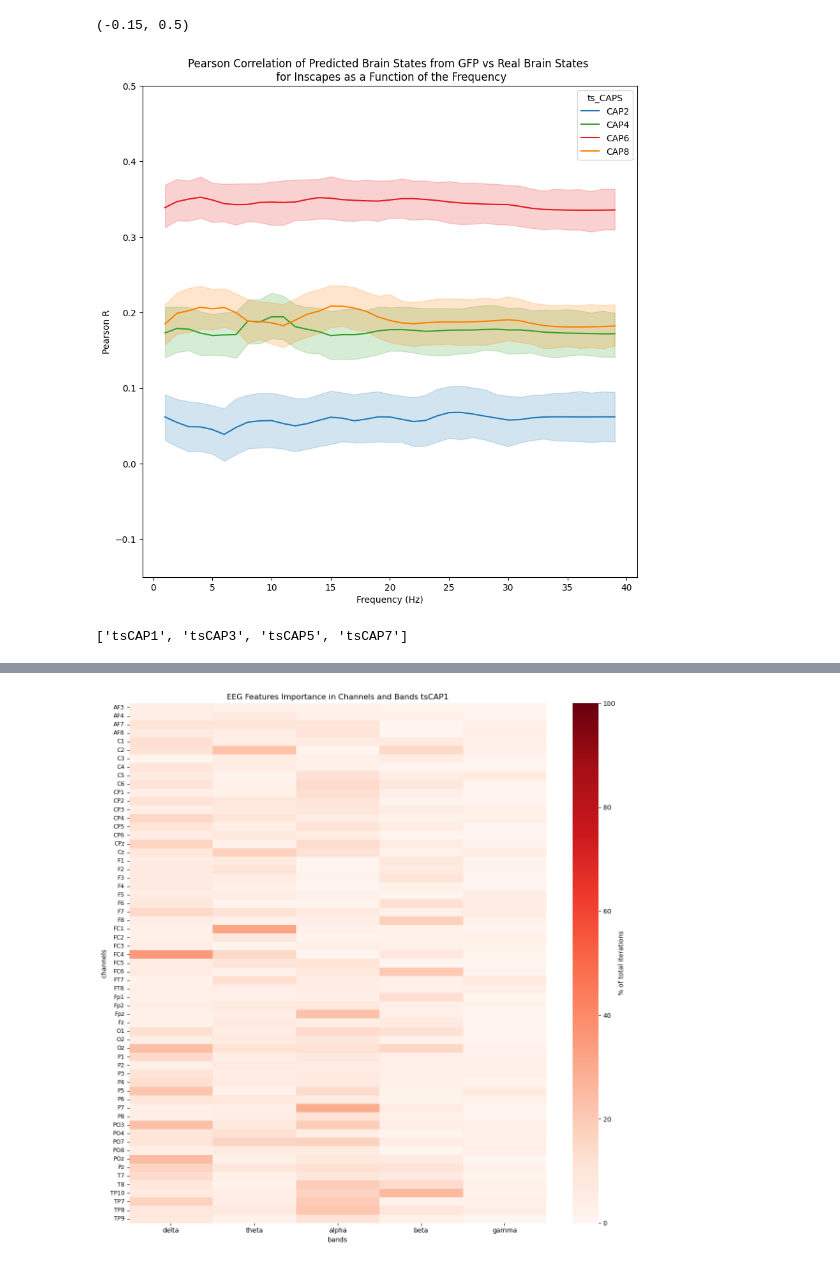
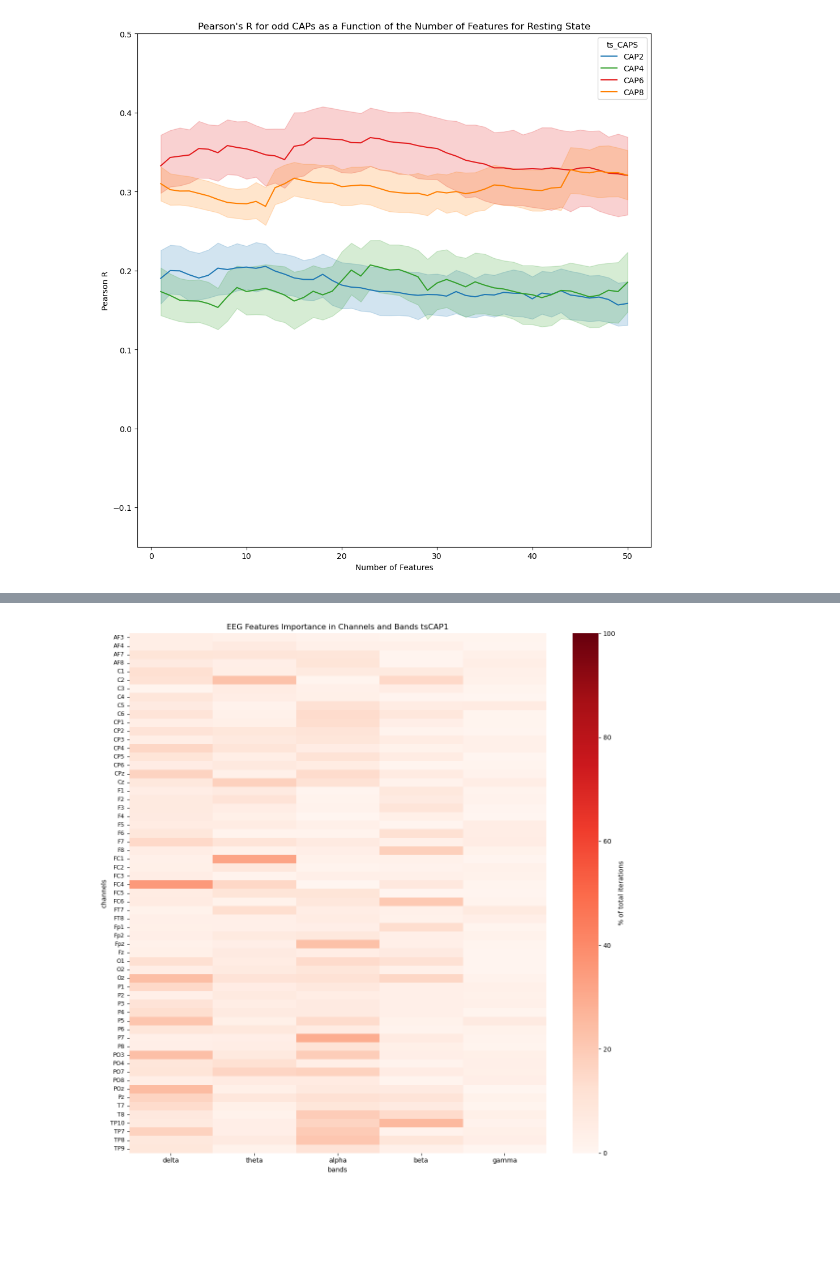
Before and after one commit to Sam54000/eeg_brain_state_prediction, a Jupyter notebook: labs/plotting_screening_nb_features.ipynb, the cells around one changed output, grey strips where cells are left out. Saved outputs shown, nothing was run; the diff lists cells and outputs as text; code cells hidden in the pictures; blank space fills up the shorter version.

```diff
--- a/labs/plotting_screening_nb_features.ipynb
+++ b/labs/plotting_screening_nb_features.ipynb
@@ -12,33 +39,31 @@ import matplotlib.pyplot as plt
 # %%
-task = 'inscapes'
-filename = f"/home/slouviot/01_projects/eeg_brain_state_prediction/prediction_pupil_and_gfp_custom_envelope_{task}.csv"
-gros_pd = pd.read_csv(filename, index_col=0)
-caps = [f'CAP{c}'  for c in range(9) if c%2 == 0]
-petit_pd = gros_pd.groupby(['subject','session','ts_CAPS','frequency_Hz']).mean('pearson_r').reset_index()
+if C == "odd":
+    caps = [f'CAP{c}'  for c in range(9) if c%2 != 0]
+elif C == "even":
+    caps = [f'CAP{c}'  for c in range(9) if c%2 == 0]
+
+petit_pd = gros_pd.groupby(['subject','session','ts_CAPS','n_features']).mean('pearson_r').reset_index()
 selected_caps = petit_pd[petit_pd['ts_CAPS'].isin(caps)]
 figure = plt.figure(figsize=(10,10))
-sns.lineplot(x="frequency_Hz",
+sns.lineplot(x="n_features",
              y="pearson_r",
              hue="ts_CAPS",
              data=petit_pd,
              palette="Paired",
              errorbar=('ci', 68),
              #alpha = 1,
              hue_order=[c  if c in caps else '' for c in gros_pd['ts_CAPS'].unique()]
              )
-if task == 'rest':
+if TASK == 'rest':
     t = "Resting State"
 else:
-    t = task.capitalize()
-plt.title(f'Pearson Correlation of Predicted Brain States from GFP vs Real Brain States \n for {t} as a Function of the Frequency')
+    t = TASK.capitalize()
+plt.title(f"Pearson's R for odd CAPs as a Function of the Number of Features for {t}")
 plt.ylabel('Pearson R')
-plt.xlabel('Frequency (Hz)')
+plt.xlabel('Number of Features')
 
 plt.ylim(-0.15,0.5)
+plt.tight_layout()
+plt.savefig(f"/home/slouviot/01_projects/eeg_brain_state_prediction/figures/custom_bands_features_investigation/double_dipping/prediction_as_function_nb_features_{C}_task-{TASK}_with_pupil.png")
 # %% [output]
-(-0.15, 0.5)
-[figure, old version]
+[figure, new version]
-# %%
-caps
-# %% [output]
-['tsCAP1', 'tsCAP3', 'tsCAP5', 'tsCAP7']
```
Also changed, not shown: parts of 2 cells of this notebook, 51 other files.
